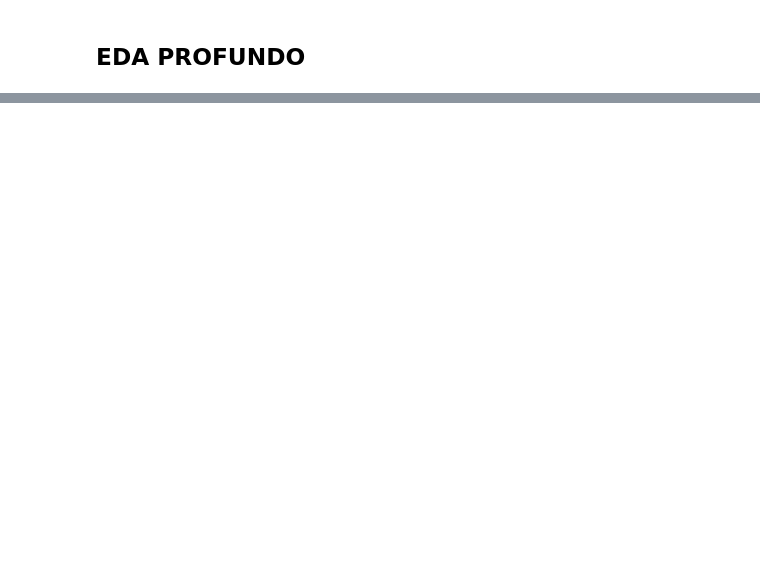
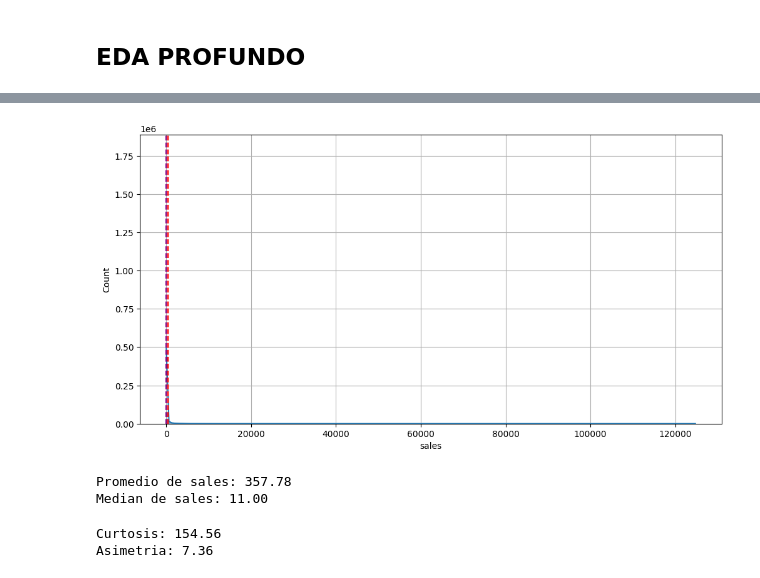
Before and after one commit to Humberto1212-salazar/Modelo-Forecasting, a Jupyter notebook: notebook/silver.ipynb, the cells around one changed output, grey strips where cells are left out. Drawn from its saved outputs; the diff is of its cells as text; code cells hidden in the pictures; blank space fills up the shorter version.

```diff
--- a/notebook/silver.ipynb
+++ b/notebook/silver.ipynb
@@ -143,0 +155,21 @@ plt.show()
+# %%
+plt.figure(figsize=(12,6))
+sns.histplot(data=df,x=target,kde=True)
+plt.axvline(df[target].mean(),label="Promedio",ls="--",color="red")
+plt.axvline(df[target].median(),label="Median",ls="--",color="purple")
+plt.grid()
+plt.show()
+# %% [output]
+[figure, added]
+# %%
+print(f"Promedio de sales: {df[target].mean():.2f}")
+print(f"Median de sales: {df[target].median():.2f}")
+# %% [output]
+Promedio de sales: 357.78
+Median de sales: 11.00
+# %%
+print(f"Curtosis: {df[target].kurt():.2f}")
+print(f"Asimetria: {df[target].skew():.2f}")
+# %% [output]
+Curtosis: 154.56
+Asimetria: 7.36
```
Also changed, not shown: parts of 21 cells of this notebook.
